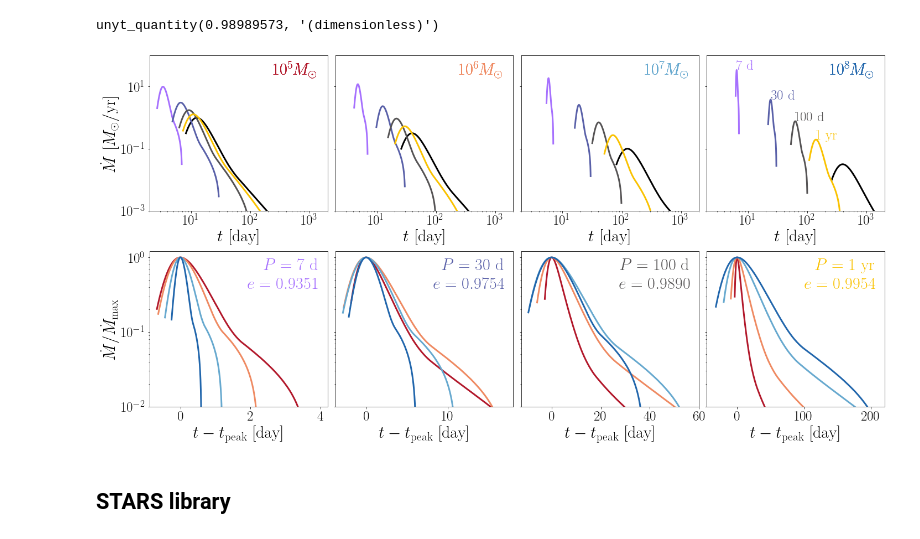
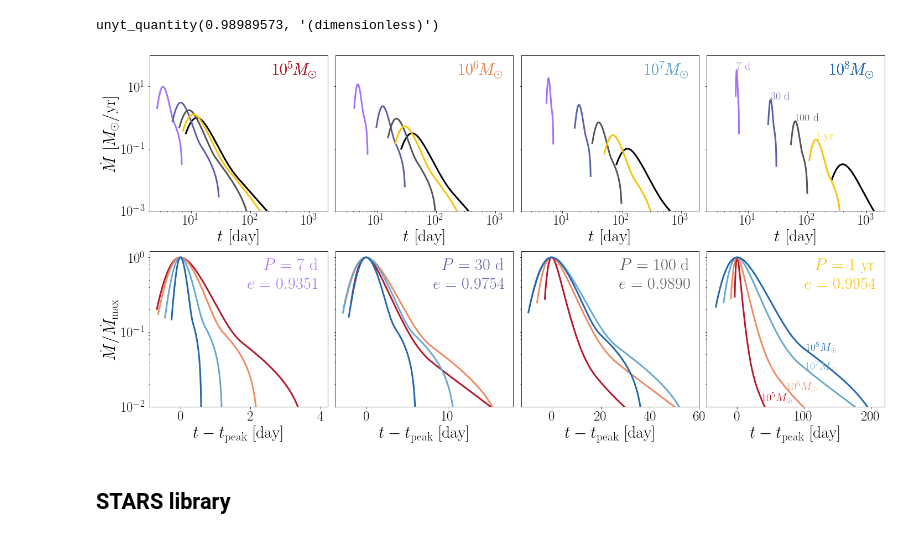
Before and after one commit to slowdivePTG/ASASSN-14ko, a Jupyter notebook: Visualization/Phase Space.ipynb, the cells around one changed output. Cells and saved outputs as stored; diff of their text form; code cells hidden in the pictures.

```diff
--- a/Visualization/Phase Space.ipynb
+++ b/Visualization/Phase Space.ipynb
@@ -110,3 +118,10 @@ plt.savefig('Tp_q.pdf', bbox_inches='tight')
 # %% [output]
 16
 [figure]
+# %%
+Q = 10**np.array([6.36 - 0.38, 6.36, 6.36 + 0.38])
+tde = [
+    TDE(beta=2, file='2.000.dat', DIR=Input + 'm10.0_t0.0' + '/', q=q)
+    for q in Q
+]
+[t.Tpeak for t in tde]
@@ -163,7 +322,7 @@ for k, (a, q) in enumerate(zip(ax[0], Q)):
                    y=tde.dmdt.max() / dmdt0 * 1.05,
                    s='${}$'.format(s),
                    color=cmap_P(level),
-                   fontsize=25)
+                   fontsize=20)
 
     a.tick_params(labelsize=25)
     a.set_xlabel('$t\ [\mathrm{day}]$', fontsize=30)
@@ -181,6 +340,15 @@ for k, (a, ecc) in enumerate(zip(ax[1], Ecc)):
                tde.dmdt / tde.dmdt.max(),
                color=cmap_M[level],
                linewidth=3)
+        if k == 3:
+            a.text(
+                x=tde.T[np.argwhere(tde.dmdt / tde.dmdt.max() > 1.2e-2 +
+                                    (level)**2 * 0.5e-2).flatten()[-1]] -
+                tde.Tpeak,
+                y=1.2e-2 + (level)**2 * 0.5e-2,
+                s=r'$10^{:.0f}M_\odot$'.format(np.log10(q)),
+                color=cmap_M[level],
+                fontsize=20)
     if S[k] == None:
         s = '{:.0f}'.format(P_range[k].v) + '\ \mathrm{d}'
     else:
@@ -192,34 +360,34 @@ for k, (a, ecc) in enumerate(zip(ax[1], Ecc)):
            fontsize=30,
            ha='right',
            va='center',
            color=cmap_P(k),
            transform=a.transAxes)
     a.text(x=0.95,
            y=0.79,
            s='$e={:.4f}$'.format(ecc.v),
            fontsize=30,
            ha='right',
            va='center',
            color=cmap_P(k),
            transform=a.transAxes)
 
     a.tick_params(labelsize=25)
     a.set_xlabel('$t-t_\mathrm{peak}\ [\mathrm{day}]$', fontsize=30)
     a.set_ylim(1e-2, 1.2e0)
 
 ax[1, 0].set_ylabel('$\dot M/\dot M_\mathrm{max}$', fontsize=30)
 ax[1, 0].set_xlim(-0.875, 4.2)
 ax[1, 1].set_xlim(-3.75, 18)
 ax[1, 2].set_xlim(-12.5, 60)
 ax[1, 3].set_xlim(-45.3, 220)
 plt.yscale('log')
 
 f.tight_layout()
 
 #plt.yticks([1e-2, 1e0, 1e2])
 plt.savefig('Mdot_T.pdf', bbox_inches='tight')
 # %% [output]
-[figure, old version]
+[figure, new version]
 # %% [markdown]
 ## STARS library
 # %%
```
Also changed, not shown: parts of 5 cells of this notebook, 1 other file.
